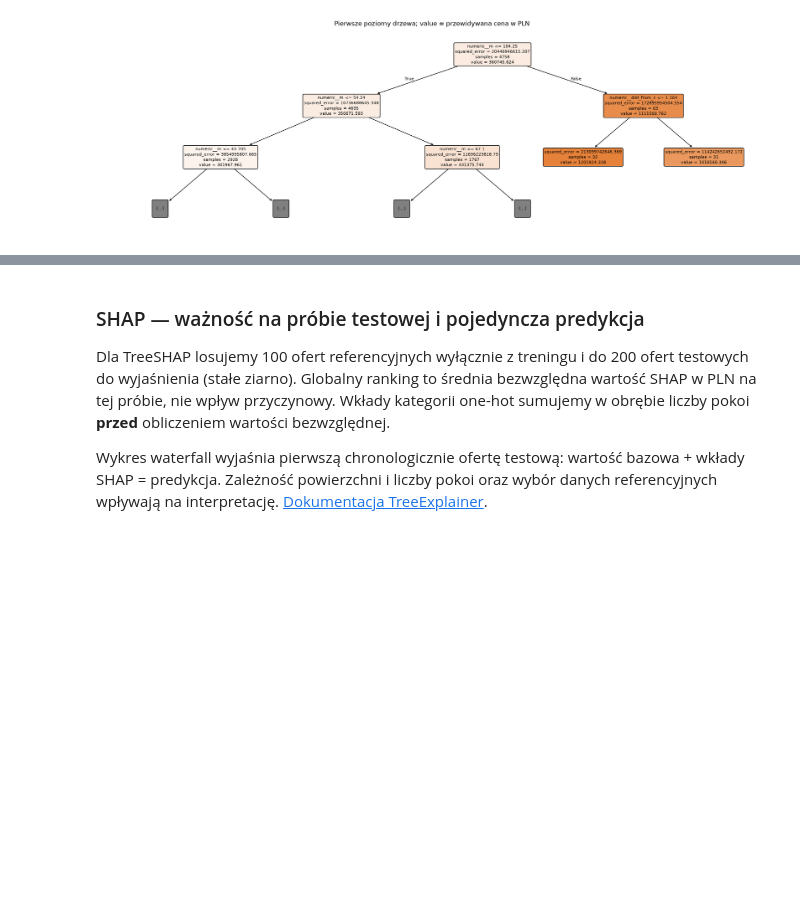
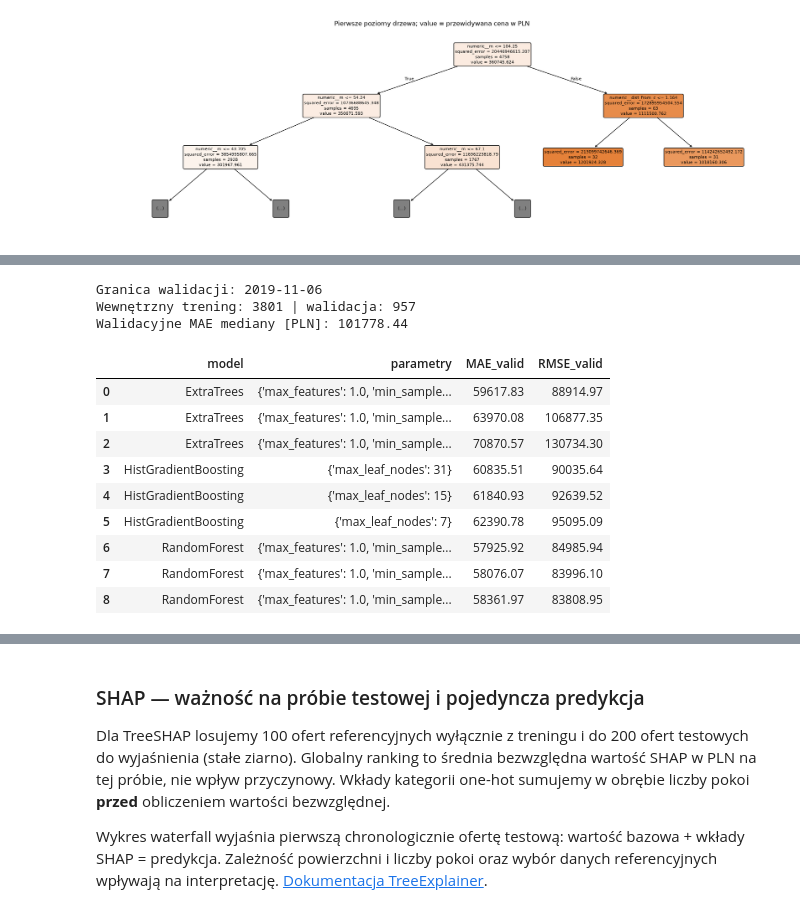
Before and after one commit to als408/Real-estate-price-prediction-case, a Jupyter notebook: projekt2.ipynb, the cells around one changed output, grey strips where cells are left out. Cells and saved outputs as stored; diff of their text form; code cells hidden in the pictures; blank space fills up the shorter version.

```diff
--- a/projekt2.ipynb
+++ b/projekt2.ipynb
@@ -413,0 +424,68 @@ plt.show()
+# %%
+from sklearn.ensemble import RandomForestRegressor, ExtraTreesRegressor, HistGradientBoostingRegressor
+from sklearn.model_selection import ParameterGrid
+
+ensemble_features = ['m', 'dist_from_c', 'no_rooms']
+validation_cutoff = df_train['published_at'].iloc[int(0.8 * len(df_train))].normalize()
+inner_train = df_train.loc[df_train['published_at'] < validation_cutoff]
+inner_valid = df_train.loc[df_train['published_at'] >= validation_cutoff]
+assert len(inner_train) and len(inner_valid)
+assert inner_train['published_at'].max() < inner_valid['published_at'].min()
+assert set(inner_train['id']).isdisjoint(inner_valid['id'])
+assert set(inner_train.index).union(inner_valid.index) == set(train_idx)
+assert set(inner_valid.index).isdisjoint(test_idx)
+print('Granica walidacji:', validation_cutoff.date())
+print('Wewnętrzny trening:', len(inner_train), '| walidacja:', len(inner_valid))
+
+def ensemble_pipeline(regressor):
+    preprocessing = ColumnTransformer([
+        ('numeric', SimpleImputer(strategy='median', keep_empty_features=True), ['m', 'dist_from_c']),
+        ('rooms', OneHotEncoder(handle_unknown='ignore', sparse_output=False), ['no_rooms'])],
+        sparse_threshold=0)
+    return Pipeline([('preprocessing', preprocessing), ('regression', regressor)])
+
+ensemble_specs = {
+    'RandomForest': (RandomForestRegressor(n_estimators=250, random_state=42, n_jobs=2),
+                     {'min_samples_leaf': [2, 5, 15], 'max_features': [1.0]}),
+    'ExtraTrees': (ExtraTreesRegressor(n_estimators=250, random_state=42, n_jobs=2),
+                   {'min_samples_leaf': [2, 5, 15], 'max_features': [1.0]}),
+    # early_stopping=False: nie tworzymy dodatkowej losowej walidacji wewnątrz boostingu.
+    'HistGradientBoosting': (HistGradientBoostingRegressor(
+        max_iter=250, learning_rate=0.05, min_samples_leaf=20,
+        early_stopping=False, random_state=42), {'max_leaf_nodes': [7, 15, 31]}),
+}
+from sklearn.base import clone
+validation_rows = []
+selected_ensembles = {}
+validation_baseline = np.full(len(inner_valid), inner_train['price'].median())
+print('Walidacyjne MAE mediany [PLN]:', round(mean_absolute_error(inner_valid['price'], validation_baseline), 2))
+for name, (prototype, grid) in ensemble_specs.items():
+    best_mae = np.inf
+    for params in ParameterGrid(grid):
+        candidate = ensemble_pipeline(clone(prototype).set_params(**params))
+        candidate.fit(inner_train[ensemble_features], inner_train['price'])
+        valid_prediction = candidate.predict(inner_valid[ensemble_features])
+        valid_mae = mean_absolute_error(inner_valid['price'], valid_prediction)
+        validation_rows.append({'model': name, 'parametry': params,
+                                'MAE_valid': valid_mae,
+                                'RMSE_valid': root_mean_squared_error(inner_valid['price'], valid_prediction)})
+        if valid_mae < best_mae:
+            best_mae = valid_mae
+            # clone usuwa stan dopasowania: końcowe fit będzie na całym treningu.
+            selected_ensembles[name] = clone(candidate)
+validation_results = pd.DataFrame(validation_rows)
+display(validation_results.sort_values(['model', 'MAE_valid']).reset_index(drop=True).round(2))
+# %% [output]
+Granica walidacji: 2019-11-06
+Wewnętrzny trening: 3801 | walidacja: 957
+Walidacyjne MAE mediany [PLN]: 101778.44
+|  | model | parametry | MAE_valid | RMSE_valid |
+| 0 | ExtraTrees | {'max_features': 1.0, 'min_sample... | 59617.83 | 88914.97 |
+| 1 | ExtraTrees | {'max_features': 1.0, 'min_sample... | 63970.08 | 106877.35 |
+| 2 | ExtraTrees | {'max_features': 1.0, 'min_sample... | 70870.57 | 130734.30 |
+| 3 | HistGradientBoosting | {'max_leaf_nodes': 31} | 60835.51 | 90035.64 |
+| 4 | HistGradientBoosting | {'max_leaf_nodes': 15} | 61840.93 | 92639.52 |
+| 5 | HistGradientBoosting | {'max_leaf_nodes': 7} | 62390.78 | 95095.09 |
+| 6 | RandomForest | {'max_features': 1.0, 'min_sample... | 57925.92 | 84985.94 |
+| 7 | RandomForest | {'max_features': 1.0, 'min_sample... | 58076.07 | 83996.10 |
+| 8 | RandomForest | {'max_features': 1.0, 'min_sample... | 58361.97 | 83808.95 |
```
Also changed, not shown: parts of 7 cells of this notebook, 1 other file.
